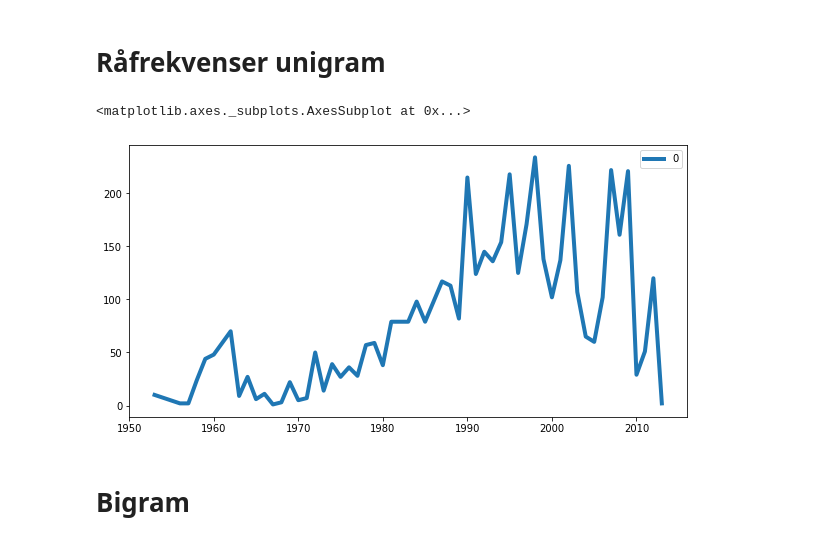
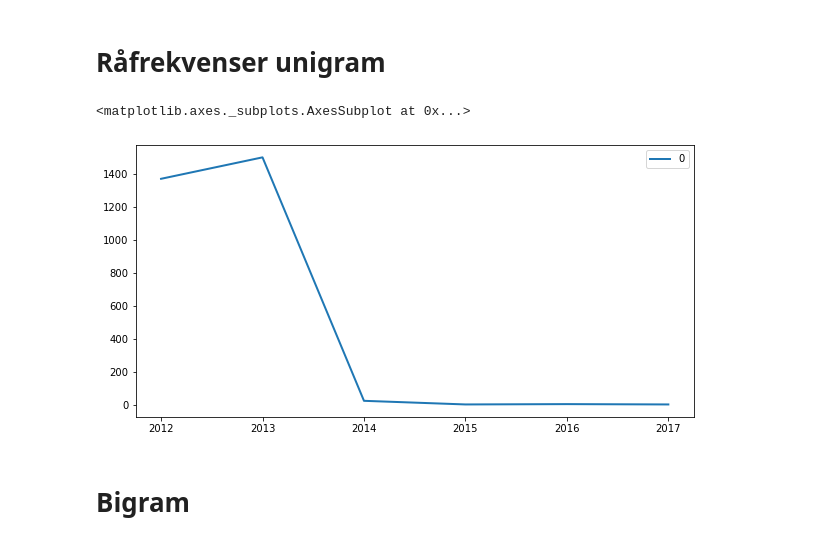
Before and after one commit to Yoonsen/ngram, a Jupyter notebook: N-gram dewy.ipynb, the cells around one changed output. Drawn from its saved outputs; the diff is of its cells as text; code cells hidden in the pictures.

```diff
--- a/N-gram dewy.ipynb
+++ b/N-gram dewy.ipynb
@@ -23,9 +37,9 @@ nb.dewey('610')
 # %% [markdown]
 # Råfrekvenser unigram
 # %%
-nb.unigram('meslinger', ddk="61%").plot(lw=4, figsize=(10,5))
+nb.unigram('likestilling', period = (2012, 2020)).plot(lw=2, figsize=(10,5))
 # %% [output]
 <matplotlib.axes._subplots.AxesSubplot at 0x...>
-[figure, old version]
+[figure, new version]
 # %% [markdown]
 # Bigram
```
Also changed, not shown: parts of 5 cells of this notebook, 1 other file.
